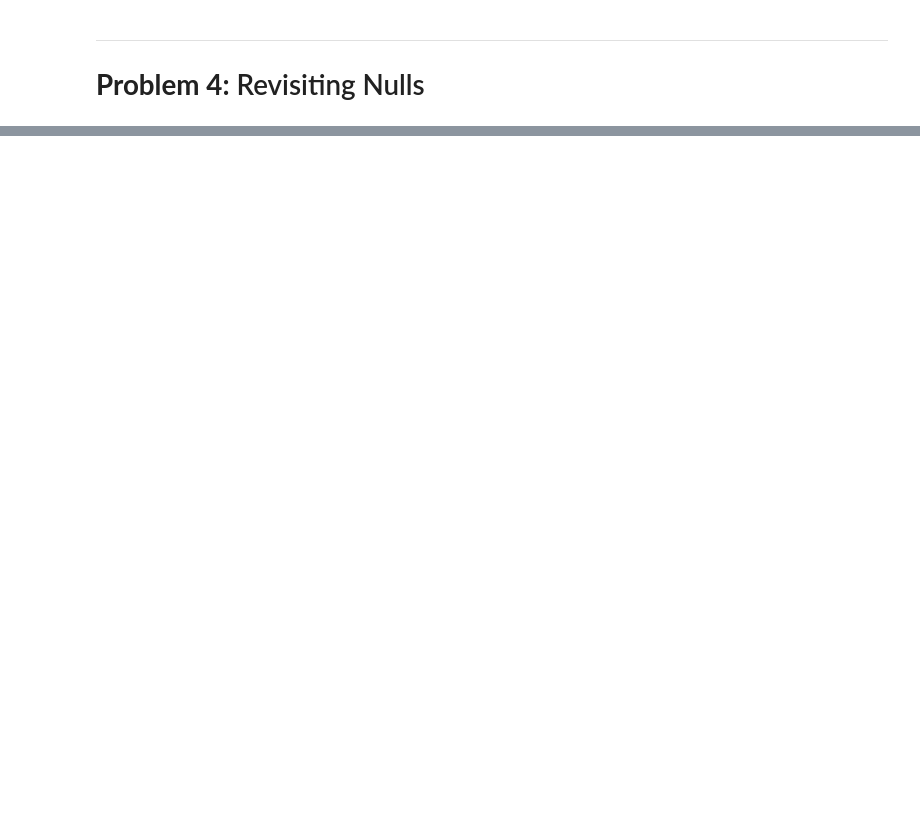
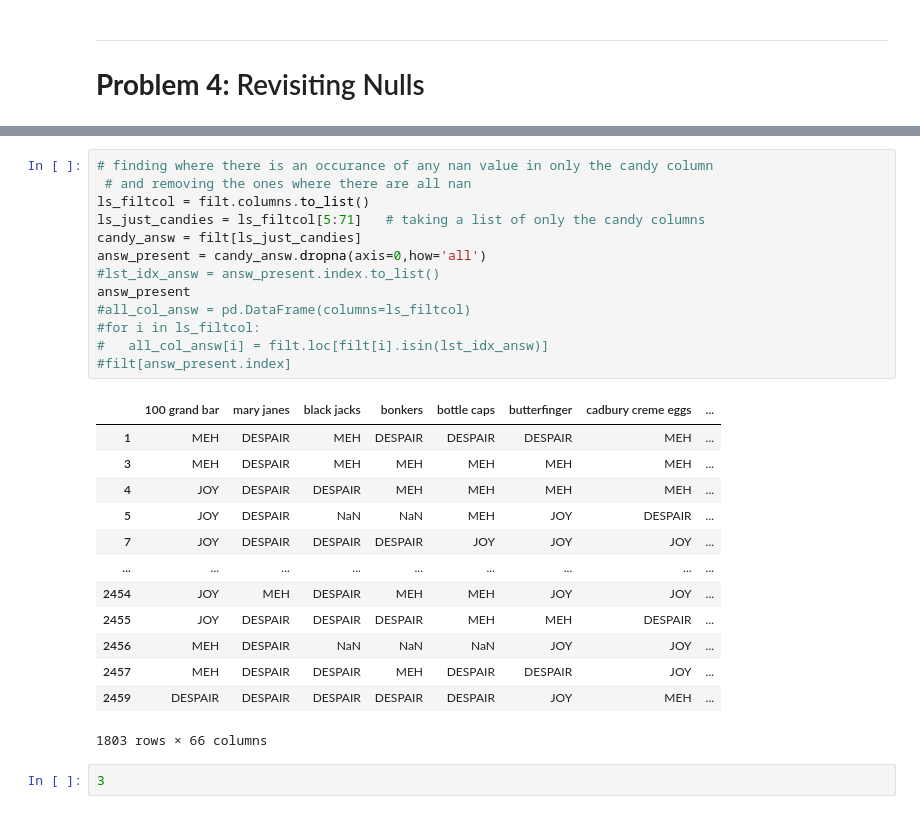
Before and after one commit to atolman01/Data_Cleaning_Halloween_Style, a Jupyter notebook: Data_Cleaning_Solution.ipynb, the cells around one changed output, grey strips where cells are left out. Cells and saved outputs as stored; diff of their text form; blank space fills up the shorter version.

```diff
--- a/Data_Cleaning_Solution.ipynb
+++ b/Data_Cleaning_Solution.ipynb
@@ -1315,0 +1265,29 @@ for d_id, col_id in enumerate(ls_just_candies):
+# %%
+# finding where there is an occurance of any nan value in only the candy column
+ # and removing the ones where there are all nan
+ls_filtcol = filt.columns.to_list()
+ls_just_candies = ls_filtcol[5:71]   # taking a list of only the candy columns
+candy_answ = filt[ls_just_candies]
+answ_present = candy_answ.dropna(axis=0,how='all')
+#lst_idx_answ = answ_present.index.to_list()
+answ_present
+#all_col_answ = pd.DataFrame(columns=ls_filtcol)
+#for i in ls_filtcol:
+#   all_col_answ[i] = filt.loc[filt[i].isin(lst_idx_answ)]
+#filt[answ_present.index]
+# %% [output]
+|  | 100 grand bar | mary janes | black jacks | bonkers | bottle caps | butterfinger | cadbury creme eggs | ... |
+| 1 | MEH | DESPAIR | MEH | DESPAIR | DESPAIR | DESPAIR | MEH | ... |
+| 3 | MEH | DESPAIR | MEH | MEH | MEH | MEH | MEH | ... |
+| 4 | JOY | DESPAIR | DESPAIR | MEH | MEH | MEH | MEH | ... |
+| 5 | JOY | DESPAIR | NaN | NaN | MEH | JOY | DESPAIR | ... |
+| 7 | JOY | DESPAIR | DESPAIR | DESPAIR | JOY | JOY | JOY | ... |
+| ... | ... | ... | ... | ... | ... | ... | ... | ... |
+| 2454 | JOY | MEH | DESPAIR | MEH | MEH | JOY | JOY | ... |
+| 2455 | JOY | DESPAIR | DESPAIR | DESPAIR | MEH | MEH | DESPAIR | ... |
+| 2456 | MEH | DESPAIR | NaN | NaN | NaN | JOY | JOY | ... |
+| 2457 | MEH | DESPAIR | DESPAIR | MEH | DESPAIR | DESPAIR | JOY | ... |
+| 2459 | DESPAIR | DESPAIR | DESPAIR | DESPAIR | DESPAIR | JOY | MEH | ... |
+1803 rows × 66 columns
+# %%
+3
```
Also changed, not shown: parts of 6 cells of this notebook.
